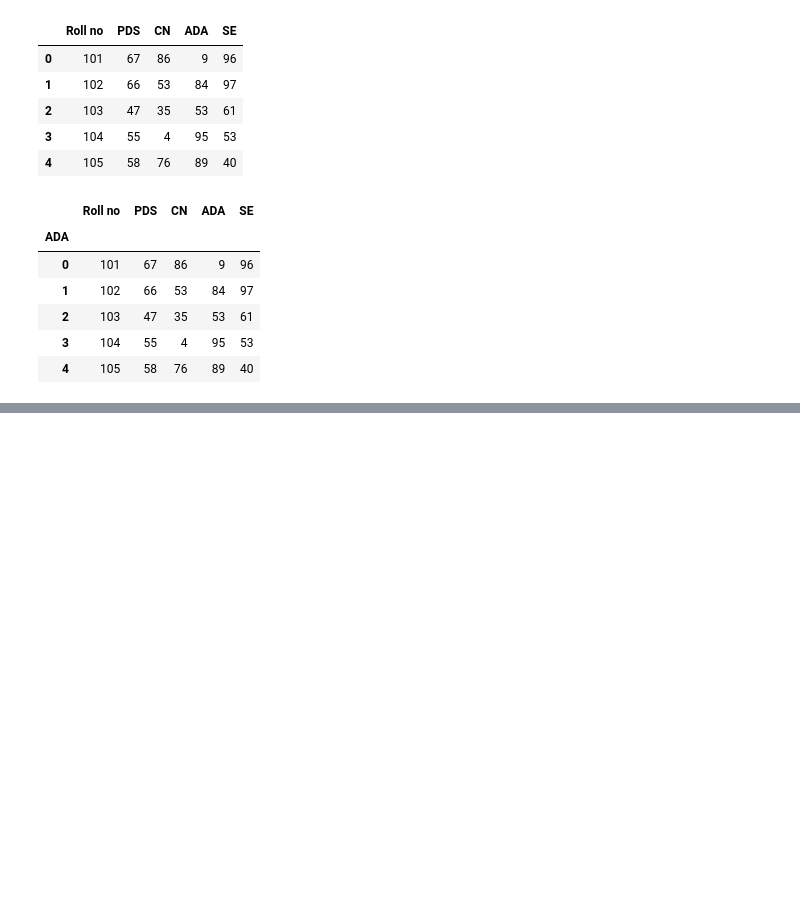
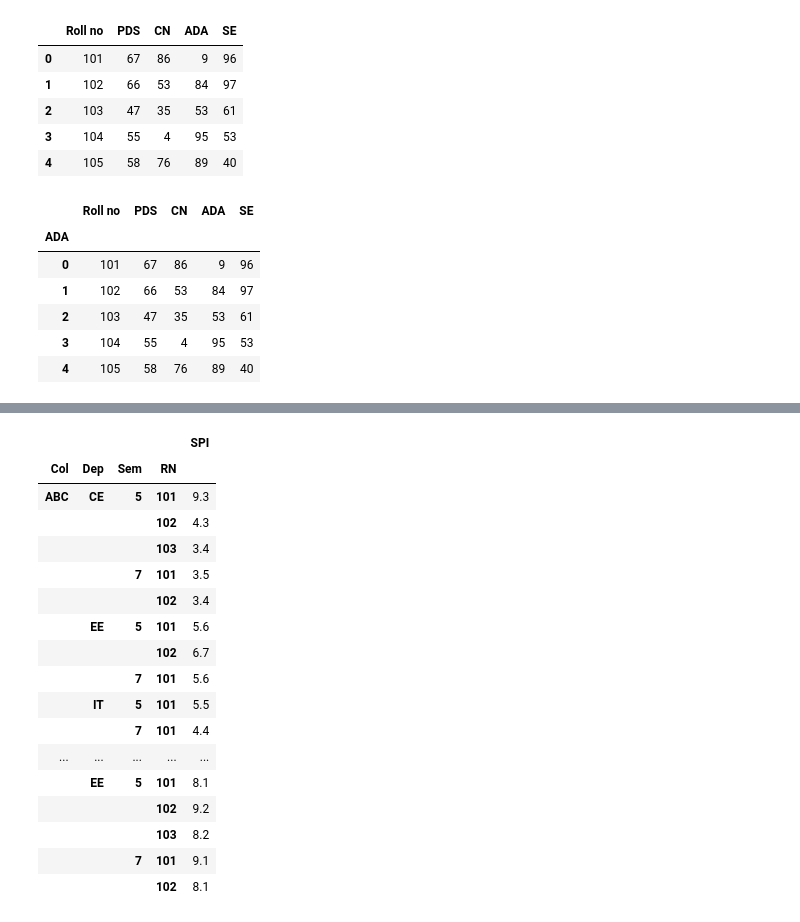
Before and after one commit to hiren4465/PYTHON-DU, a Jupyter notebook: Practice/Pandas_ClassDemo.ipynb, the cells around one changed output, grey strips where cells are left out. Cells and saved outputs as stored; diff of their text form; code cells hidden in the pictures; blank space fills up the shorter version.

```diff
--- a/Practice/Pandas_ClassDemo.ipynb
+++ b/Practice/Pandas_ClassDemo.ipynb
@@ -111,0 +238,23 @@ stu
+# %%
+ah = pd.read_excel("Studentdata.xlsx",index_col=[0,1,2,3])
+# %%
+ah
+# %% [output]
+|  |  |  |  | SPI |
+| Col | Dep | Sem | RN |  |
+| ABC | CE | 5 | 101 | 9.3 |
+|  |  |  | 102 | 4.3 |
+|  |  |  | 103 | 3.4 |
+|  |  | 7 | 101 | 3.5 |
+|  |  |  | 102 | 3.4 |
+|  | EE | 5 | 101 | 5.6 |
+|  |  |  | 102 | 6.7 |
+|  |  | 7 | 101 | 5.6 |
+|  | IT | 5 | 101 | 5.5 |
+|  |  | 7 | 101 | 4.4 |
+| ... | ... | ... | ... | ... |
+|  | EE | 5 | 101 | 8.1 |
+|  |  |  | 102 | 9.2 |
+|  |  |  | 103 | 8.2 |
+|  |  | 7 | 101 | 9.1 |
+|  |  |  | 102 | 8.1 |
```
Also changed, not shown: parts of 18 cells of this notebook, 7 other files.
